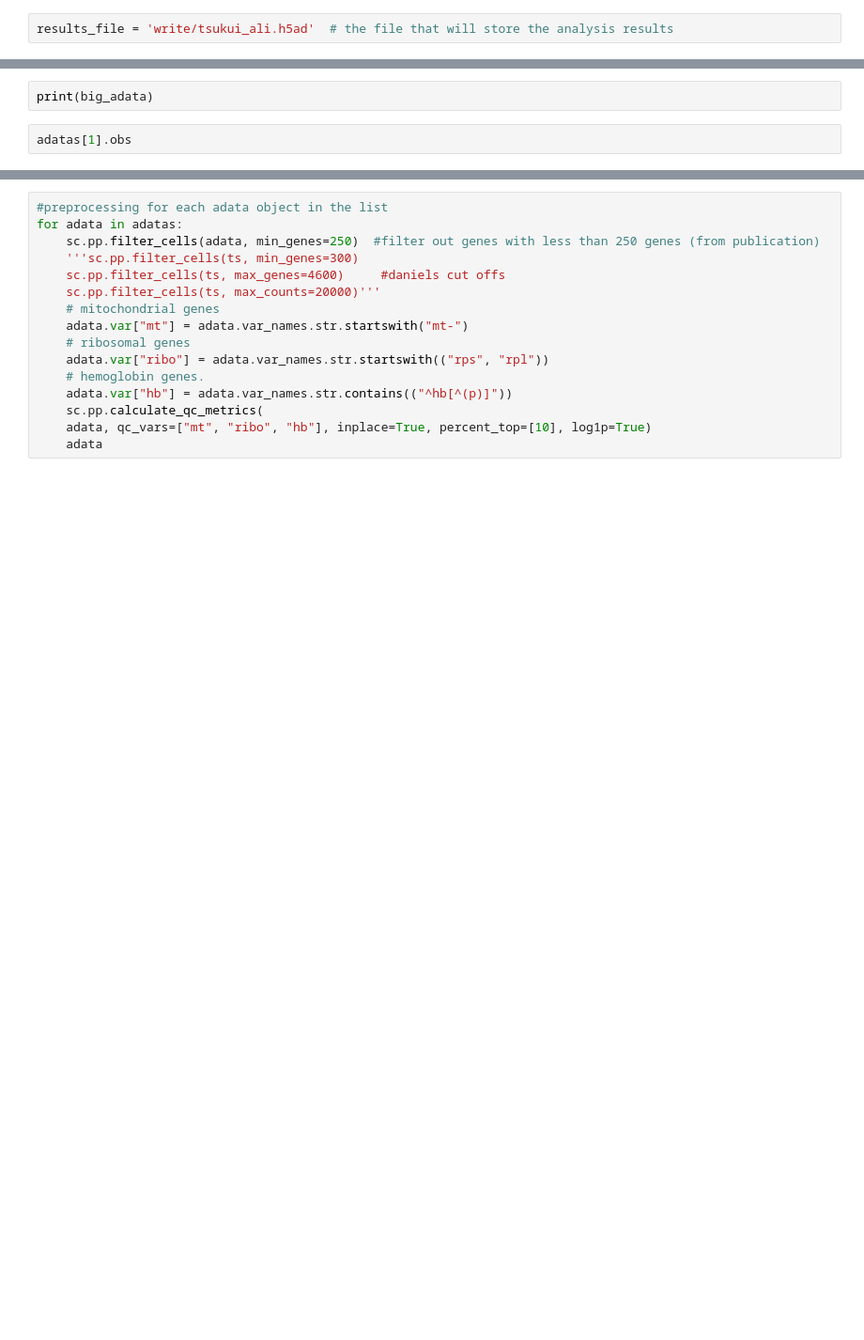
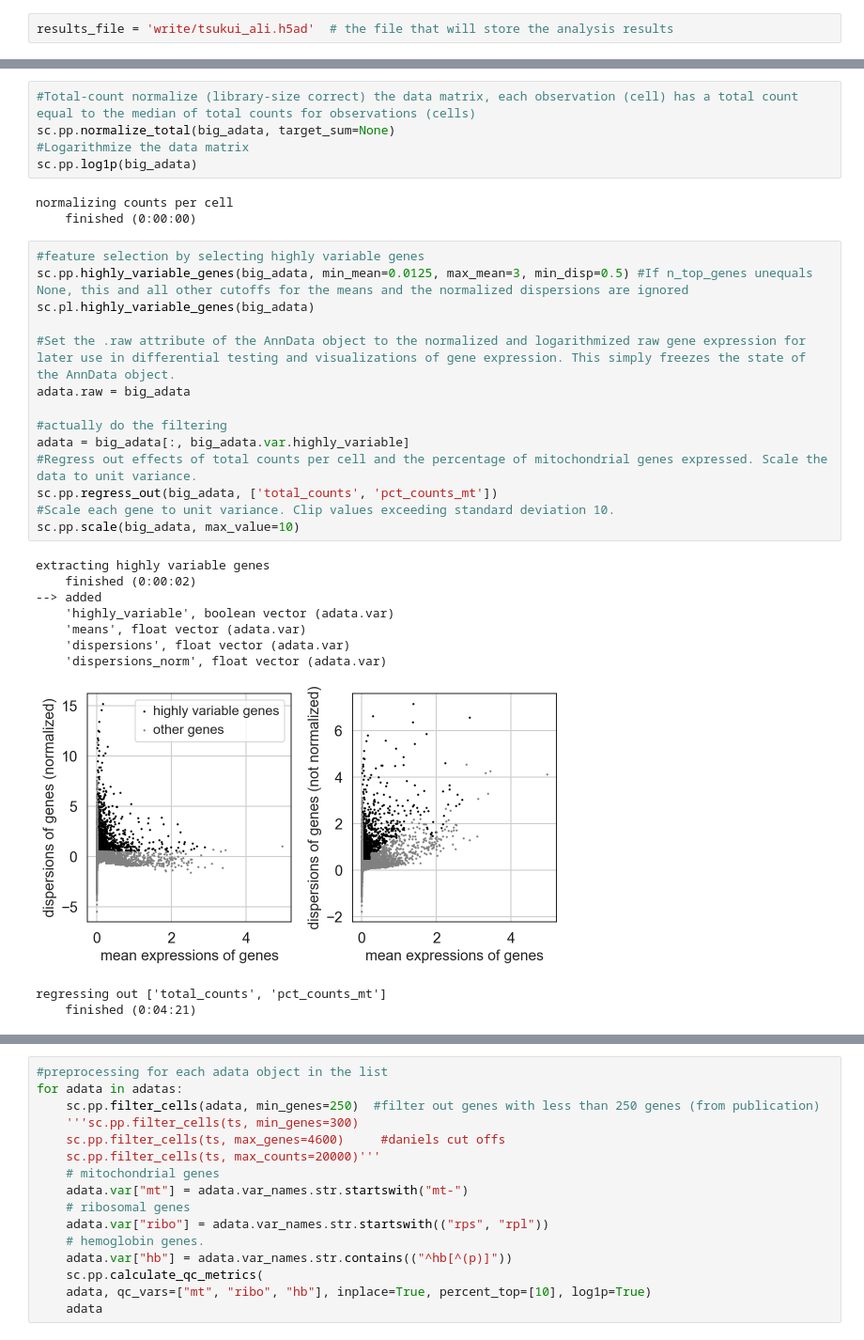
Before and after one commit to lueckenlab/masterpraktikum_fibrosis_atlas, a Jupyter notebook: notebooks/Tsukui/tsukui.ipynb, the cells around one changed output, grey strips where cells are left out. Shown at 94% size. Cells and saved outputs as stored; diff of their text form; blank space fills up the shorter version.

```diff
--- a/notebooks/Tsukui/tsukui.ipynb
+++ b/notebooks/Tsukui/tsukui.ipynb
@@ -67,4 +327,33 @@ big_adata = adatas[0].concatenate(adatas[1:], join="outer") #index_unique=None?
 # %%
-print(big_adata)
+#Total-count normalize (library-size correct) the data matrix, each observation (cell) has a total count equal to the median of total counts for observations (cells)
+sc.pp.normalize_total(big_adata, target_sum=None)
+#Logarithmize the data matrix
+sc.pp.log1p(big_adata)
+# %% [output]
+normalizing counts per cell
+    finished (0:00:00)
 # %%
-adatas[1].obs
+#feature selection by selecting highly variable genes
+sc.pp.highly_variable_genes(big_adata, min_mean=0.0125, max_mean=3, min_disp=0.5) #If n_top_genes unequals None, this and all other cutoffs for the means and the normalized dispersions are ignored
+sc.pl.highly_variable_genes(big_adata)
+
+#Set the .raw attribute of the AnnData object to the normalized and logarithmized raw gene expression for later use in differential testing and visualizations of gene expression. This simply freezes the state of the AnnData object.
+adata.raw = big_adata
+
+#actually do the filtering
+adata = big_adata[:, big_adata.var.highly_variable]
+#Regress out effects of total counts per cell and the percentage of mitochondrial genes expressed. Scale the data to unit variance.
+sc.pp.regress_out(big_adata, ['total_counts', 'pct_counts_mt'])
+#Scale each gene to unit variance. Clip values exceeding standard deviation 10.
+sc.pp.scale(big_adata, max_value=10)
+# %% [output]
+extracting highly variable genes
+    finished (0:00:02)
+--> added
+    'highly_variable', boolean vector (adata.var)
+    'means', float vector (adata.var)
+    'dispersions', float vector (adata.var)
+    'dispersions_norm', float vector (adata.var)
+[figure, added]
+regressing out ['total_counts', 'pct_counts_mt']
+    finished (0:04:21)
```
Also changed, not shown: parts of 11 cells of this notebook.
